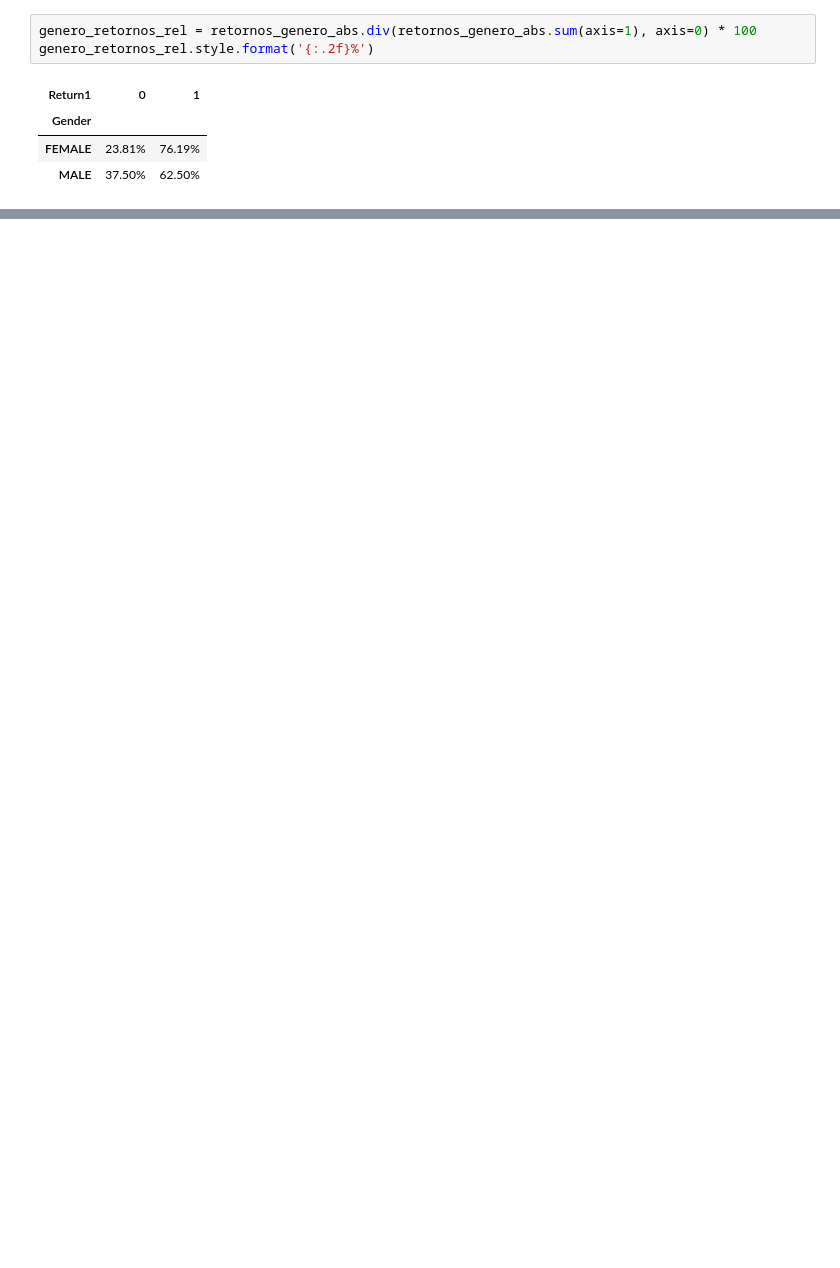
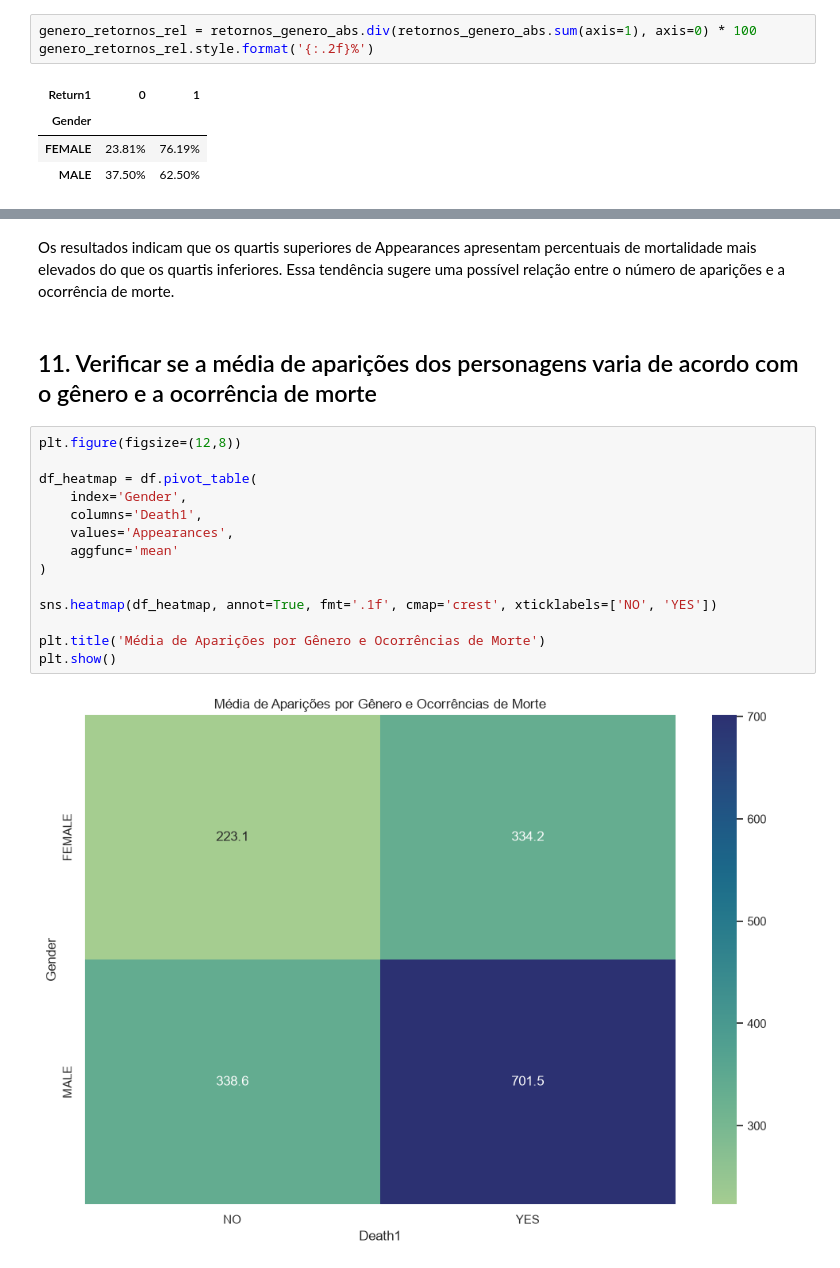
Before and after one commit to hccruz/Projeto_Avengres, a Jupyter notebook: src/main.ipynb, the cells around one changed output, grey strips where cells are left out. Cells and saved outputs as stored; diff of their text form; blank space fills up the shorter version.

```diff
--- a/src/main.ipynb
+++ b/src/main.ipynb
@@ -432,0 +497,20 @@ genero_retornos_rel.style.format('{:.2f}%')
+# %% [markdown]
+Os resultados indicam que os quartis superiores de Appearances apresentam percentuais de mortalidade mais elevados do que os quartis inferiores. Essa tendência sugere uma possível relação entre o número de aparições e a ocorrência de morte.
+# %% [markdown]
+## 11. Verificar se a média de aparições dos personagens varia de acordo com o gênero e a ocorrência de morte
+# %%
+plt.figure(figsize=(12,8))
+
+df_heatmap = df.pivot_table(
+    index='Gender',
+    columns='Death1',
+    values='Appearances',
+    aggfunc='mean'
+)
+
+sns.heatmap(df_heatmap, annot=True, fmt='.1f', cmap='crest', xticklabels=['NO', 'YES'])
+
+plt.title('Média de Aparições por Gênero e Ocorrências de Morte')
+plt.show()
+# %% [output]
+[figure, added]
```
Also changed, not shown: parts of 15 cells of this notebook, 1 other file.
